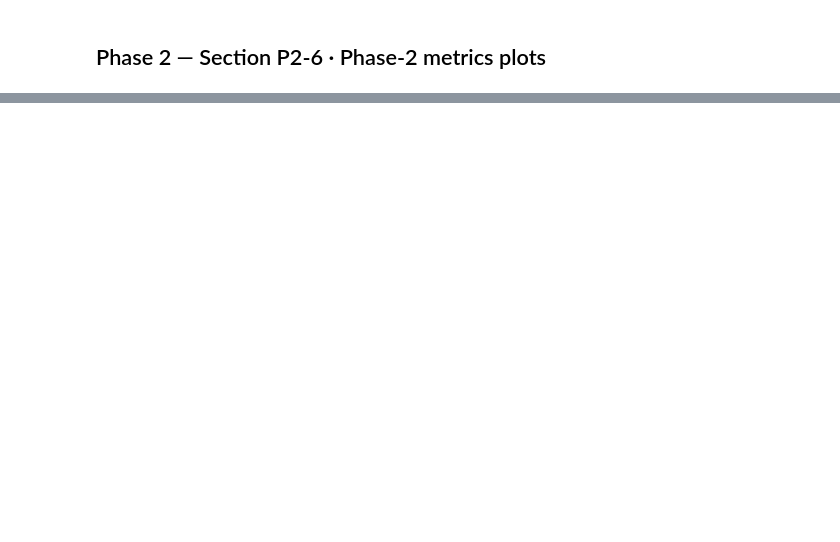
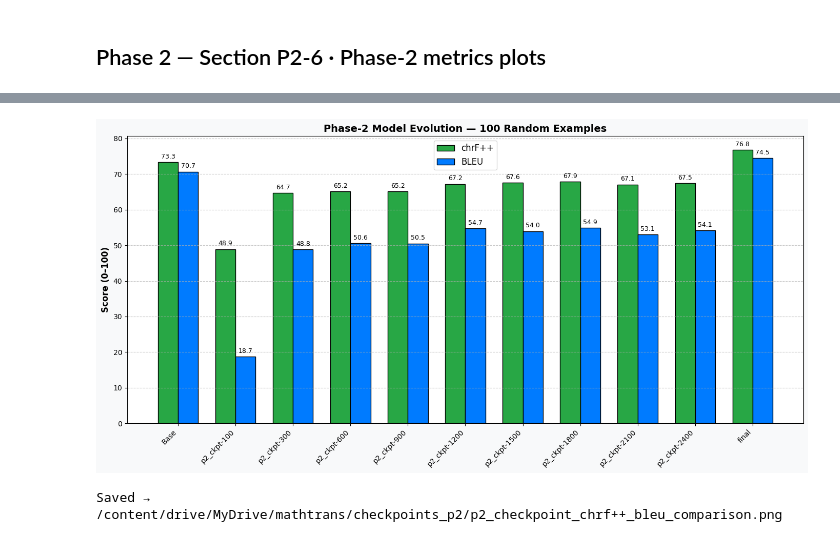
Before and after one commit to seddikbm/AI_maths_translation_en_arabic, a Jupyter notebook: MathTrans_Phase1_and_Phase2.ipynb, the cells around one changed output, grey strips where cells are left out. Drawn from its saved outputs; the diff is of its cells as text; code cells hidden in the pictures; blank space fills up the shorter version.

```diff
--- a/MathTrans_Phase1_and_Phase2.ipynb
+++ b/MathTrans_Phase1_and_Phase2.ipynb
@@ -1441,8 +1558,8 @@ TEST_EVAL_P1  = 'Let 𝑓 f be a continuously differentiable function on a compa
 REF_EVAL_P1   = 'لتكن 𝑓 f دالة قابلة للاشتقاق بشكل مستمر على مجال مغلق ومحدود [ 𝑎 , 𝑏 ] [a,b]، برهن أنه إذا كان 𝑓 ′ ( 𝑥 ) > 0 f ′ (x)>0 لكل 𝑥 ∈ ( 𝑎 , 𝑏 ) x∈(a,b)، فإن 𝑓 f دالة متزايدة تمامًا وتبلغ قيمتها العظمى عند 𝑥 = ة=b.'
 
 # Adding 2 new examples dynamically from the Phase 2 dataset splits
-p2_tr_row = p2_raw_ds['train'][0]
-p2_ev_row = p2_raw_ds['validation'][0]
+p2_tr_row = p2_raw_ds['train'][3]
+p2_ev_row = p2_raw_ds['validation'][2]
 
 TEST_TRAIN_P2 = p2_tr_row['source']
 REF_TRAIN_P2  = p2_tr_row['target']
@@ -1532,6 +1675,27 @@ NUM_SAMPLES = 100
 random.seed(42)
 p2_train_samples = [p2_raw_ds['train'][i] for i in random.sample(range(len(p2_raw_ds['train'])), NUM_SAMPLES)]
 p2_eval_samples = [p2_raw_ds['validation'][i] for i in random.sample(range(len(p2_raw_ds['validation'])), NUM_SAMPLES)]
+
+def evaluate_100_samples(samples, tok, mdl):
+    preds, refs = [], []
+    for row in tqdm(samples, desc="Translating 100 examples", leave=False):
+        raw_src = row['source']
+
+        # Figure out the direction and clean the <en2ar> tags so it doesn't confuse the model
+        if raw_src.startswith('<en2ar>'):
+            clean_src = raw_src.replace('<en2ar>', '').strip()
+            s_lang, t_lang = 'en', 'ar'
+        else:
+            clean_src = raw_src.replace('<ar2en>', '').strip()
+            s_lang, t_lang = 'ar', 'en'
+
+        pred = translate(clean_src, tok, mdl, src=s_lang, tgt=t_lang)
+        preds.append(pred)
+        refs.append(row['target'])
+
+    c = chrf_m.compute(predictions=preds, references=refs, word_order=2)['score']
+    b = bleu_m.compute(predictions=preds, references=[[r] for r in refs])['score']
+    return c, b
 
 print("Loading Phase 1 final trained model as the Phase 2 evaluation baseline...")
 p1_final_path = Path(CKPT_DIR) / 'final'
@@ -1560,7 +1731,7 @@ torch.cuda.empty_cache()
 from peft import PeftModel
 
 # ✏️ Edit here to explore different intermediate Phase 2 checkpoints
-CHOSEN_P2_CKPT = "checkpoint-200"
+CHOSEN_P2_CKPT = "checkpoint-2400"
 sel_p2_path = Path(P2_CKPT_DIR) / CHOSEN_P2_CKPT
 
 if not sel_p2_path.exists():
@@ -1575,8 +1746,9 @@ else:
     p2_base_mdl.resize_token_embeddings(len(ft_tok))
 
     print(f"Attaching active tracking Phase 2 adapters from {CHOSEN_P2_CKPT}...")
-    ft_mdl = PeftModel.from_pretrained(p2_base_mdl, str(sel_p2_path)).to(device)
-    ft_mdl.eval()
+    ft_mdl = PeftModel.from_pretrained(p2_base_mdl, str(sel_p2_path))
+    ft_mdl = ft_mdl.merge_and_unload()
+    ft_mdl.to(device).eval()
 
     # Extract test rows from Phase 2 sets
     p2_tr_sample = p2_raw_ds['train'][0]
@@ -1767,36 +1967,39 @@ Saved → /content/drive/MyDrive/mathtrans/checkpoints_p2/training_curves_p2_ful
 # %%
 # P2-6.3  Phase-2 checkpoint bar chart (chrF++ & BLEU)
 if not p2_sweep_results:
     print("Run P2-5.2 (sweep) first.")
 else:
     names2       = ['Base'] + [r['name'] for r in p2_sweep_results]
-    chrf_scores2 = [base_eval_chrf] + [r['chrf_eval'] for r in p2_sweep_results]
-    bleu_scores2 = [base_eval_bleu] + [r['bleu_eval'] for r in p2_sweep_results]
+    chrf_scores2 = [p2_base_eval_chrf] + [r['chrf_eval'] for r in p2_sweep_results]
+    bleu_scores2 = [p2_base_eval_bleu] + [r['bleu_eval'] for r in p2_sweep_results]
 
     x = np.arange(len(names2))
     width = 0.35
 
     fig, ax = plt.subplots(figsize=(14, 7), facecolor='#f8f9fa')
     r1 = ax.bar(x - width/2, chrf_scores2, width, label='chrF++', color='#28a745', edgecolor='black')
     r2 = ax.bar(x + width/2, bleu_scores2, width, label='BLEU',   color='#007bff', edgecolor='black')
     ax.set_ylabel('Score (0–100)', fontsize=12, fontweight='bold')
     ax.set_title('Phase-2 Model Evolution — 100 Random Examples', fontsize=14, fontweight='bold')
     ax.set_xticks(x); ax.set_xticklabels(names2, rotation=45, ha='right', fontsize=10)
     ax.legend(fontsize=12); ax.grid(axis='y', linestyle='--', alpha=0.7)
 
     for rects in [r1, r2]:
         for rect in rects:
             h = rect.get_height()
             ax.annotate(f'{h:.1f}',
                         xy=(rect.get_x() + rect.get_width()/2, h),
                         xytext=(0, 3), textcoords='offset points',
                         ha='center', va='bottom', fontsize=9)
 
     plt.tight_layout()
-    out = f'{P2_CKPT_DIR}/p2_checkpoint_comparison.png'
+    out = f'{P2_CKPT_DIR}/p2_checkpoint_chrf++_bleu_comparison.png'
     plt.savefig(out, dpi=150, bbox_inches='tight')
     plt.show()
     print(f"Saved → {out}")
+# %% [output]
+[figure, added]
+Saved → /content/drive/MyDrive/mathtrans/checkpoints_p2/p2_checkpoint_chrf++_bleu_comparison.png
 # %%
 # P2-6.4 Phase 2 Per-checkpoint chrF++ bar chart train and eval comparison
 if 'p2_sweep_results' not in globals() or not p2_sweep_results:
```
Also changed, not shown: parts of 30 cells of this notebook, 1 other file.
